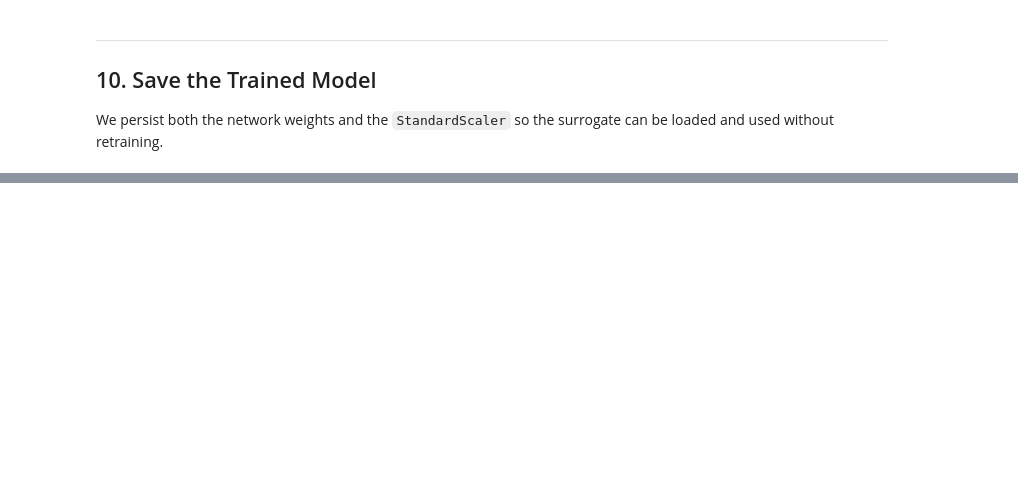
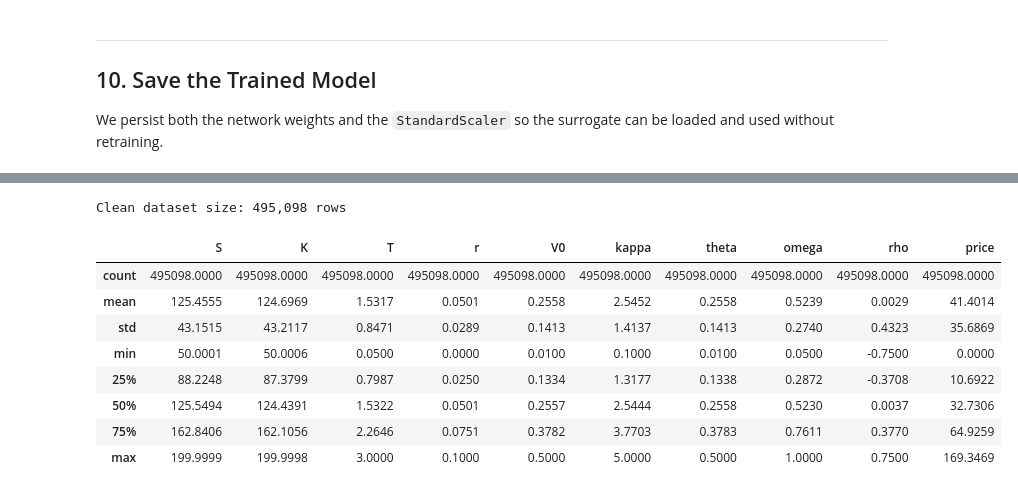
Before and after one commit to ImperialCollegeLondon/Option_Pricing_with_Stochastic_Volatility_Model_M2R_Group_51, a Jupyter notebook: week_3/Justin/DNN_BlackScholes_Pricing.ipynb, the cells around one changed output, grey strips where cells are left out. Cells and saved outputs as stored; diff of their text form; code cells hidden in the pictures; blank space fills up the shorter version.

```diff
--- a/week_3/Justin/DNN_BlackScholes_Pricing.ipynb
+++ b/week_3/Justin/DNN_BlackScholes_Pricing.ipynb
@@ -554,0 +768,18 @@ We draw the 500,000 parameter combinations using **uniform random sampling** acr
+# %%
+df = pd.DataFrame({'S': S, 'K': K, 'T': T, 'r': r, 'V0': V0, 'kappa': kappa, 'theta': theta, 'omega': omega, 'rho': rho, 'price': prices})
+
+# Drop degenerate near-zero prices from extreme OTM / low-T combinations
+df = df[df['price'] > 1e-6].reset_index(drop=True)
+print(f'Clean dataset size: {len(df):,} rows')
+df.describe().round(4)
+# %% [output]
+Clean dataset size: 495,098 rows
+|  | S | K | T | r | V0 | kappa | theta | omega | rho | price |
+| count | 495098.0000 | 495098.0000 | 495098.0000 | 495098.0000 | 495098.0000 | 495098.0000 | 495098.0000 | 495098.0000 | 495098.0000 | 495098.0000 |
+| mean | 125.4555 | 124.6969 | 1.5317 | 0.0501 | 0.2558 | 2.5452 | 0.2558 | 0.5239 | 0.0029 | 41.4014 |
+| std | 43.1515 | 43.2117 | 0.8471 | 0.0289 | 0.1413 | 1.4137 | 0.1413 | 0.2740 | 0.4323 | 35.6869 |
+| min | 50.0001 | 50.0006 | 0.0500 | 0.0000 | 0.0100 | 0.1000 | 0.0100 | 0.0500 | -0.7500 | 0.0000 |
+| 25% | 88.2248 | 87.3799 | 0.7987 | 0.0250 | 0.1334 | 1.3177 | 0.1338 | 0.2872 | -0.3708 | 10.6922 |
+| 50% | 125.5494 | 124.4391 | 1.5322 | 0.0501 | 0.2557 | 2.5444 | 0.2558 | 0.5230 | 0.0037 | 32.7306 |
+| 75% | 162.8406 | 162.1056 | 2.2646 | 0.0751 | 0.3782 | 3.7703 | 0.3783 | 0.7611 | 0.3770 | 64.9259 |
+| max | 199.9999 | 199.9998 | 3.0000 | 0.1000 | 0.5000 | 5.0000 | 0.5000 | 1.0000 | 0.7500 | 169.3469 |
```
Also changed, not shown: parts of 34 cells of this notebook, 59 other files.
